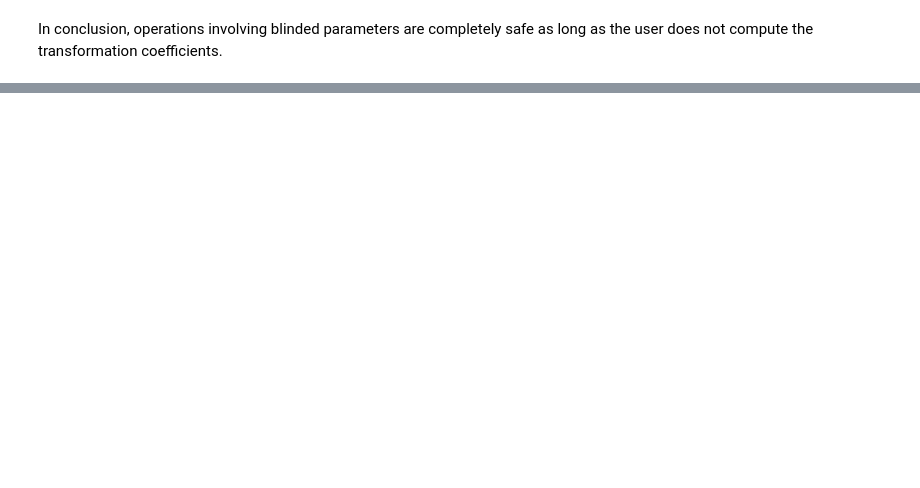
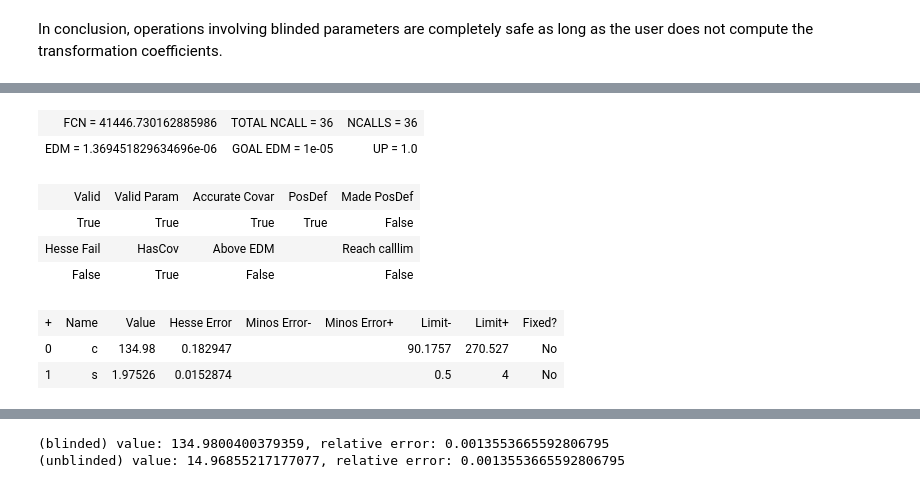
Before and after one commit to mramospe/minkit, a Jupyter notebook: docs/source/notebooks/blinding.ipynb, the cells around one changed output, grey strips where cells are left out. Saved outputs shown, nothing was run; the diff lists cells and outputs as text; code cells hidden in the pictures; blank space fills up the shorter version.

```diff
--- a/docs/source/notebooks/blinding.ipynb
+++ b/docs/source/notebooks/blinding.ipynb
@@ -138,0 +167,18 @@ In conclusion, operations involving blinded parameters are completely safe as lo
+# %%
+m = minkit.Parameter('m', bounds=(10, 30))
+c = minkit.Parameter('c', 15, bounds=(10, 30))
+s = minkit.Parameter('s', 2, bounds=(0.5, 4))
+pdf = minkit.Gaussian('pdf', m, c, s)
+
+data = pdf.generate(10000)
+
+c.set_blinding_configuration('scale', scale=10)
+
+with minkit.minimizer('uml', pdf, data) as minimizer:
+
+    minimizer.minimize()
+
+    print(f'(blinded) value: {c.value}, relative error: {c.error / c.value}')
+    with c.blind(status=False):
+        print(f'(unblinded) value: {c.value}, relative error: {c.error / c.value}')
+# %% [output]
@@ -138,0 +186,9 @@ In conclusion, operations involving blinded parameters are completely safe as lo
+| FCN = 41446.730162885986 | TOTAL NCALL = 36 | NCALLS = 36 |
+| EDM = 1.369451829634696e-06 | GOAL EDM = 1e-05 | UP = 1.0 |
+| Valid | Valid Param | Accurate Covar | PosDef | Made PosDef |
+| True | True | True | True | False |
+| Hesse Fail | HasCov | Above EDM |  | Reach calllim |
+| False | True | False |  | False |
+| + | Name | Value | Hesse Error | Minos Error- | Minos Error+ | Limit- | Limit+ | Fixed? |
+| 0 | c | 134.98 | 0.182947 |  |  | 90.1757 | 270.527 | No |
+| 1 | s | 1.97526 | 0.0152874 |  |  | 0.5 | 4 | No |
@@ -138,0 +196,2 @@ In conclusion, operations involving blinded parameters are completely safe as lo
+(blinded) value: 134.9800400379359, relative error: 0.0013553665592806795
+(unblinded) value: 14.96855217177077, relative error: 0.0013553665592806795
```
Also changed, not shown: parts of 11 cells of this notebook, 4 other files.
